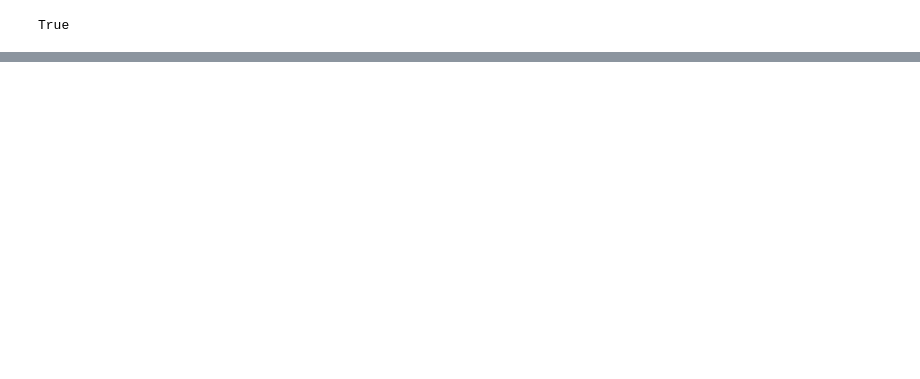
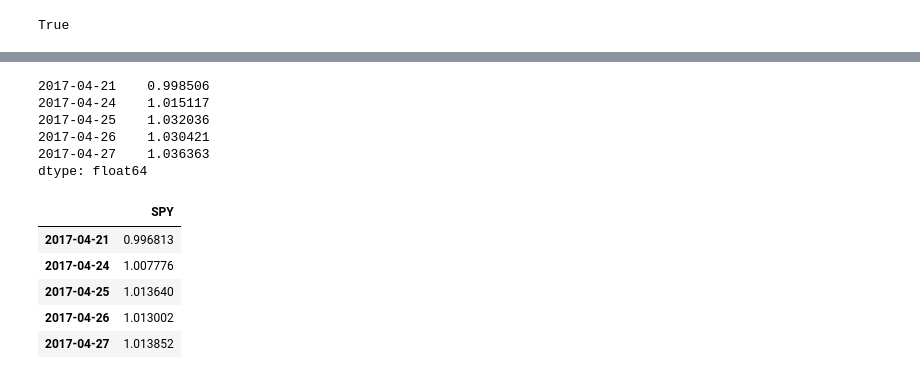
Before and after one commit to Nithy29/Responsible_Investor, a Jupyter notebook: Notebook Files/Analysis.ipynb, the cells around one changed output, grey strips where cells are left out. Cells and saved outputs as stored; diff of their text form; code cells hidden in the pictures; blank space fills up the shorter version.

```diff
--- a/Notebook Files/Analysis.ipynb
+++ b/Notebook Files/Analysis.ipynb
@@ -237,0 +315,18 @@ plt.savefig('Images/Sharpe Ratio.png', bbox_inches='tight')                   #S
+# %%
+portfolio_price_action.head()   #Show the calculated portfolio price action df
+# %% [output]
+2017-04-21    0.998506
+2017-04-24    1.015117
+2017-04-25    1.032036
+2017-04-26    1.030421
+2017-04-27    1.036363
+dtype: float64
+# %%
+spy_cumulative.head()           #Show the calculated cumulative df of benchmark portfolio
+# %% [output]
+|  | SPY |
+| 2017-04-21 | 0.996813 |
+| 2017-04-24 | 1.007776 |
+| 2017-04-25 | 1.013640 |
+| 2017-04-26 | 1.013002 |
+| 2017-04-27 | 1.013852 |
```
Also changed, not shown: parts of 25 cells of this notebook, 2 other files.
